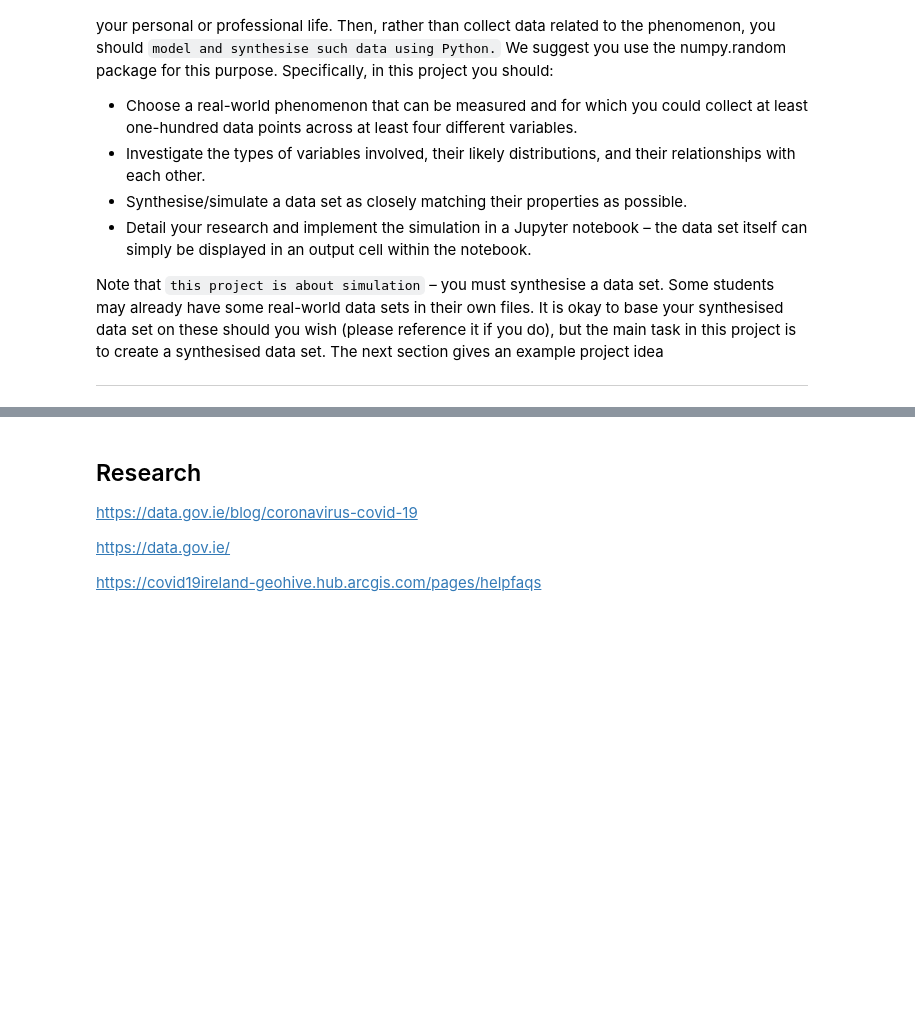
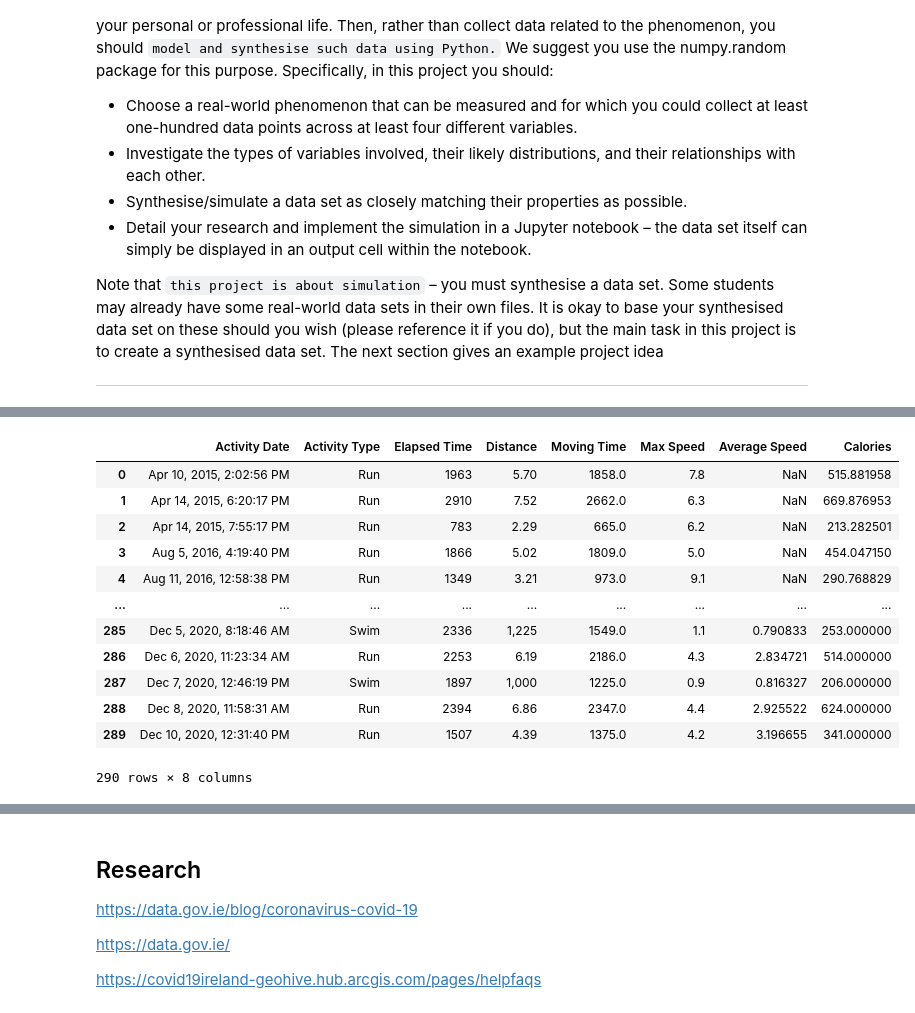
Before and after one commit to eoinlees/PforDA-Project-2020, a Jupyter notebook: Project-2020.ipynb, the cells around one changed output, grey strips where cells are left out. Cells and saved outputs as stored; diff of their text form; code cells hidden in the pictures; blank space fills up the shorter version.

```diff
--- a/Project-2020.ipynb
+++ b/Project-2020.ipynb
@@ -166,0 +81,17 @@ KeyError: "None of [Index(['gender', 'age', 'official_time', 'place_overall'], d
+# %%
+dfStrava = strava[["Activity Date", "Activity Type", "Elapsed Time",  "Distance", "Moving Time", "Max Speed","Average Speed","Calories"  ]]
+dfStrava
+# %% [output]
+|  | Activity Date | Activity Type | Elapsed Time | Distance | Moving Time | Max Speed | Average Speed | Calories |
+| 0 | Apr 10, 2015, 2:02:56 PM | Run | 1963 | 5.70 | 1858.0 | 7.8 | NaN | 515.881958 |
+| 1 | Apr 14, 2015, 6:20:17 PM | Run | 2910 | 7.52 | 2662.0 | 6.3 | NaN | 669.876953 |
+| 2 | Apr 14, 2015, 7:55:17 PM | Run | 783 | 2.29 | 665.0 | 6.2 | NaN | 213.282501 |
+| 3 | Aug 5, 2016, 4:19:40 PM | Run | 1866 | 5.02 | 1809.0 | 5.0 | NaN | 454.047150 |
+| 4 | Aug 11, 2016, 12:58:38 PM | Run | 1349 | 3.21 | 973.0 | 9.1 | NaN | 290.768829 |
+| ... | ... | ... | ... | ... | ... | ... | ... | ... |
+| 285 | Dec 5, 2020, 8:18:46 AM | Swim | 2336 | 1,225 | 1549.0 | 1.1 | 0.790833 | 253.000000 |
+| 286 | Dec 6, 2020, 11:23:34 AM | Run | 2253 | 6.19 | 2186.0 | 4.3 | 2.834721 | 514.000000 |
+| 287 | Dec 7, 2020, 12:46:19 PM | Swim | 1897 | 1,000 | 1225.0 | 0.9 | 0.816327 | 206.000000 |
+| 288 | Dec 8, 2020, 11:58:31 AM | Run | 2394 | 6.86 | 2347.0 | 4.4 | 2.925522 | 624.000000 |
+| 289 | Dec 10, 2020, 12:31:40 PM | Run | 1507 | 4.39 | 1375.0 | 4.2 | 3.196655 | 341.000000 |
+290 rows × 8 columns
```
Also changed, not shown: parts of 19 cells of this notebook, 4 other files.
